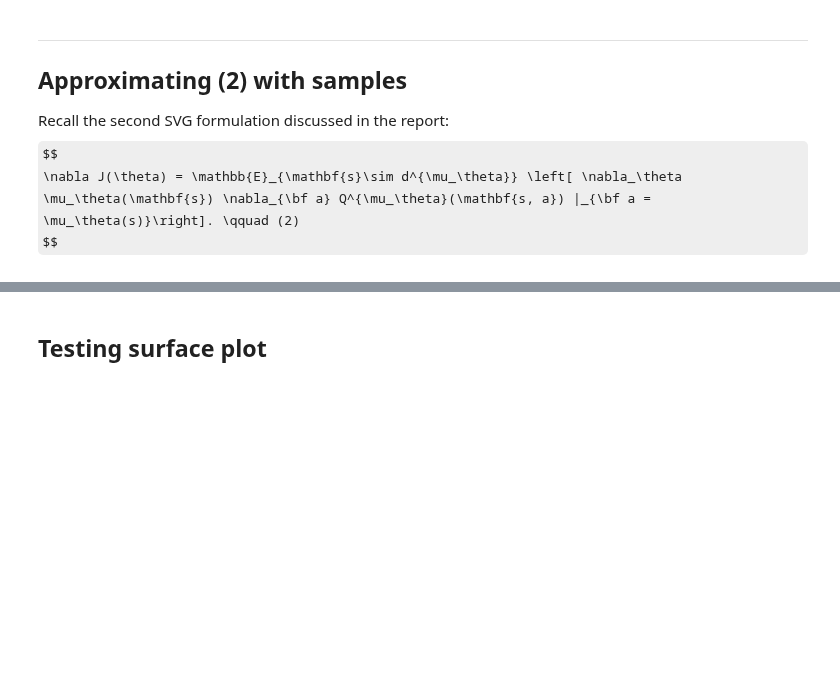
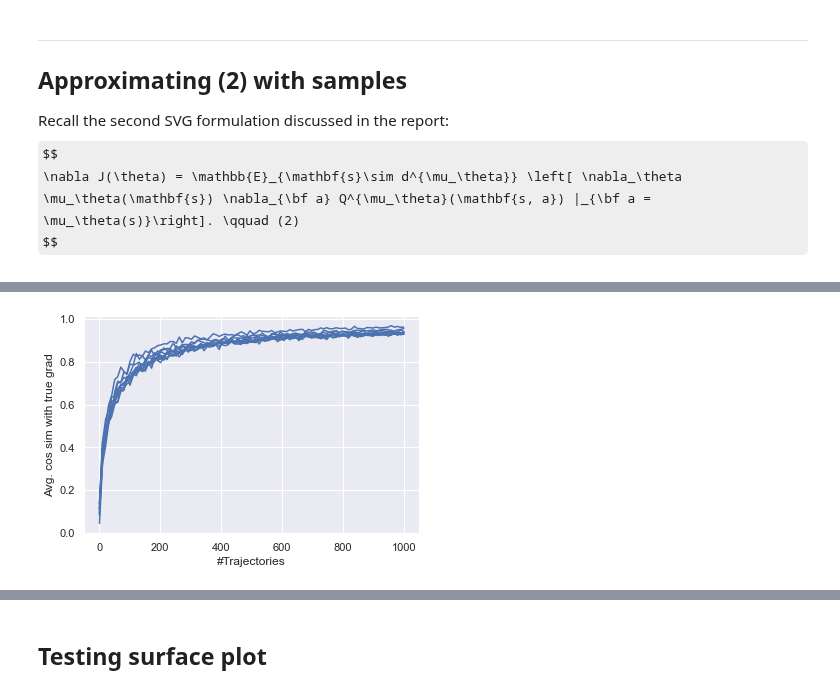
Before and after one commit to 0xangelo/LQSVG, a Jupyter notebook: experiments/monte_carlo_quality.ipynb, the cells around one changed output, grey strips where cells are left out. Saved outputs shown, nothing was run; the diff lists cells and outputs as text; code cells hidden in the pictures; some formulas as TeX source; blank space fills up the shorter version.

```diff
--- a/experiments/monte_carlo_quality.ipynb
+++ b/experiments/monte_carlo_quality.ipynb
@@ -338,0 +342,5 @@ plot_bt_quality_vs_samples()
+# %%
+sns.lineplot(x="#Trajectories", y="Avg. cos sim with true grad", data=data[data["NStep"] == 0], units="trial_id", estimator=None)
+plt.show()
+# %% [output]
+[figure, added]
```
Also changed, not shown: parts of 20 cells of this notebook.
